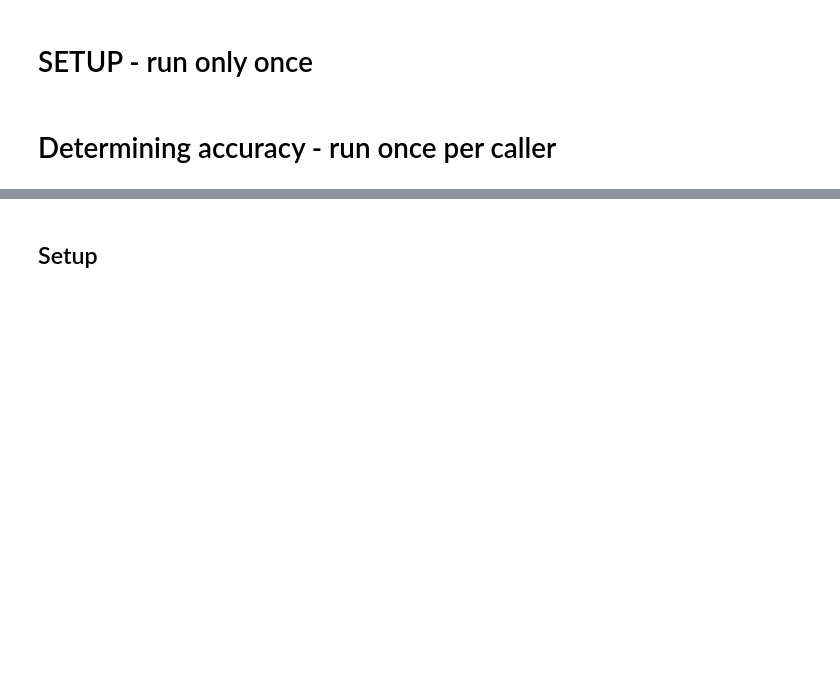
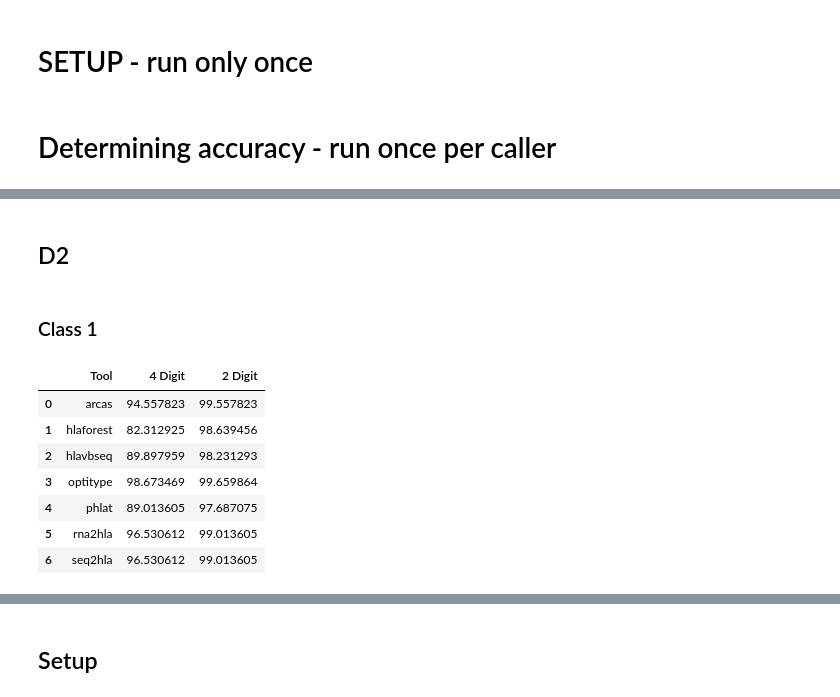
Before and after one commit to ydottie/hlaproject, a Jupyter notebook: notebooks/FINAL_accuracy_all_datasets.ipynb, the cells around one changed output, grey strips where cells are left out. Saved outputs shown, nothing was run; the diff lists cells and outputs as text; code cells hidden in the pictures; blank space fills up the shorter version.

```diff
--- a/notebooks/FINAL_accuracy_all_datasets.ipynb
+++ b/notebooks/FINAL_accuracy_all_datasets.ipynb
@@ -29,0 +873,22 @@ fourdig_list = list() # holds 4dig accuracies of all callers
+# %% [markdown]
+## D2
+# %% [markdown]
+### Class 1
+# %%
+tool_list=["arcas","hlaforest","hlavbseq","optitype","phlat","rna2hla","seq2hla"]
+scores=[]
+for i in tool_list:
+    score=d2_class1_accuracy(i)
+    scores.append(score)
+col_names=['Tool','4 Digit','2 Digit']
+df2_class1=pd.DataFrame(scores,columns=col_names)
+df2_class1
+# %% [output]
+|  | Tool | 4 Digit | 2 Digit |
+| 0 | arcas | 94.557823 | 99.557823 |
+| 1 | hlaforest | 82.312925 | 98.639456 |
+| 2 | hlavbseq | 89.897959 | 98.231293 |
+| 3 | optitype | 98.673469 | 99.659864 |
+| 4 | phlat | 89.013605 | 97.687075 |
+| 5 | rna2hla | 96.530612 | 99.013605 |
+| 6 | seq2hla | 96.530612 | 99.013605 |
```
Also changed, not shown: parts of 53 cells of this notebook.
